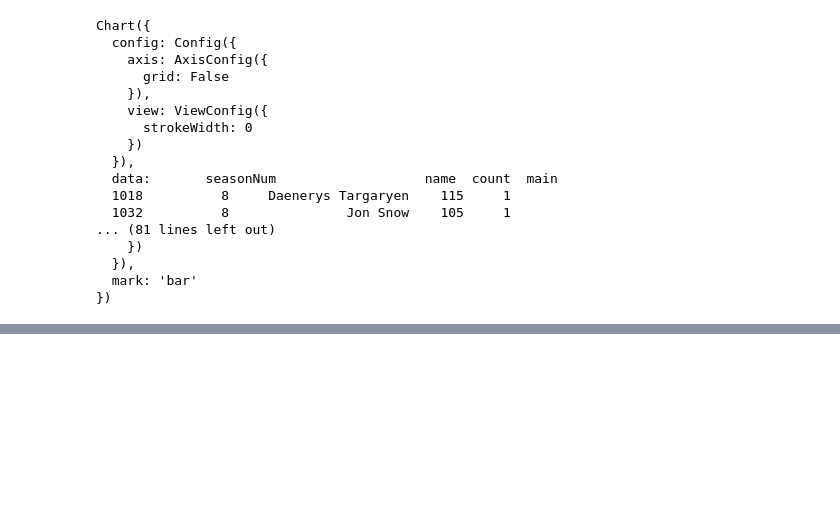
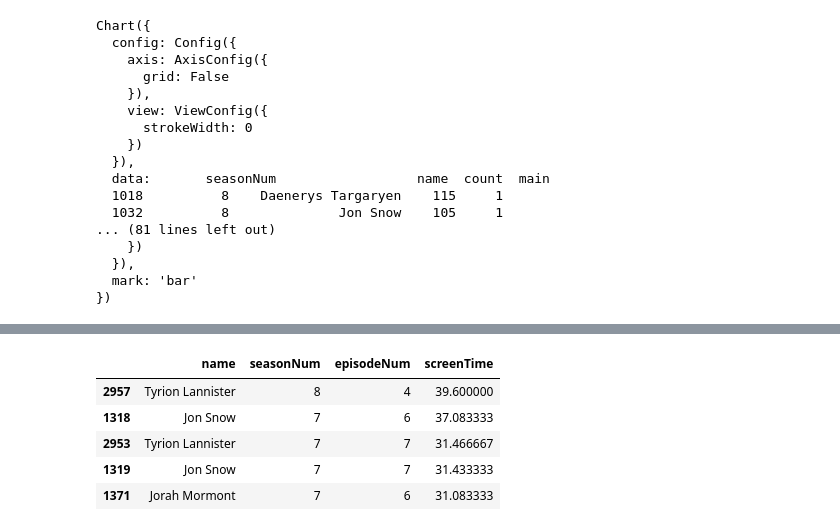
Before and after one commit to lorransr/ice_fire_and_data, a Jupyter notebook: Uma_canção_de_Gelo,_Fogo_e_Dados.ipynb, the cells around one changed output, grey strips where cells are left out. Cells and saved outputs as stored; diff of their text form; code cells hidden in the pictures; blank space fills up the shorter version.

```diff
--- a/Uma_canção_de_Gelo,_Fogo_e_Dados.ipynb
+++ b/Uma_canção_de_Gelo,_Fogo_e_Dados.ipynb
@@ -197,0 +223,19 @@ Chart({
+# %%
+rank_time = df.groupby(["name","seasonNum","episodeNum"])[["screenTime"]].sum()
+rank_time.reset_index(inplace=True)
+rank_time.sort_values(by ="screenTime", ascending=False,inplace=True)
+# %%
+#tranformar o tempo de tela em minutos
+rank_time["screenTime"] = rank_time["screenTime"]/60
+# %%
+#selecionando top 15 personagens
+rank_time = rank_time[rank_time["name"].isin(selected_names)]
+#top 5 por episodio
+rank_time.head()
+# %% [output]
+|  | name | seasonNum | episodeNum | screenTime |
+| 2957 | Tyrion Lannister | 8 | 4 | 39.600000 |
+| 1318 | Jon Snow | 7 | 6 | 37.083333 |
+| 2953 | Tyrion Lannister | 7 | 7 | 31.466667 |
+| 1319 | Jon Snow | 7 | 7 | 31.433333 |
+| 1371 | Jorah Mormont | 7 | 6 | 31.083333 |
```
Also changed, not shown: parts of 23 cells of this notebook.
